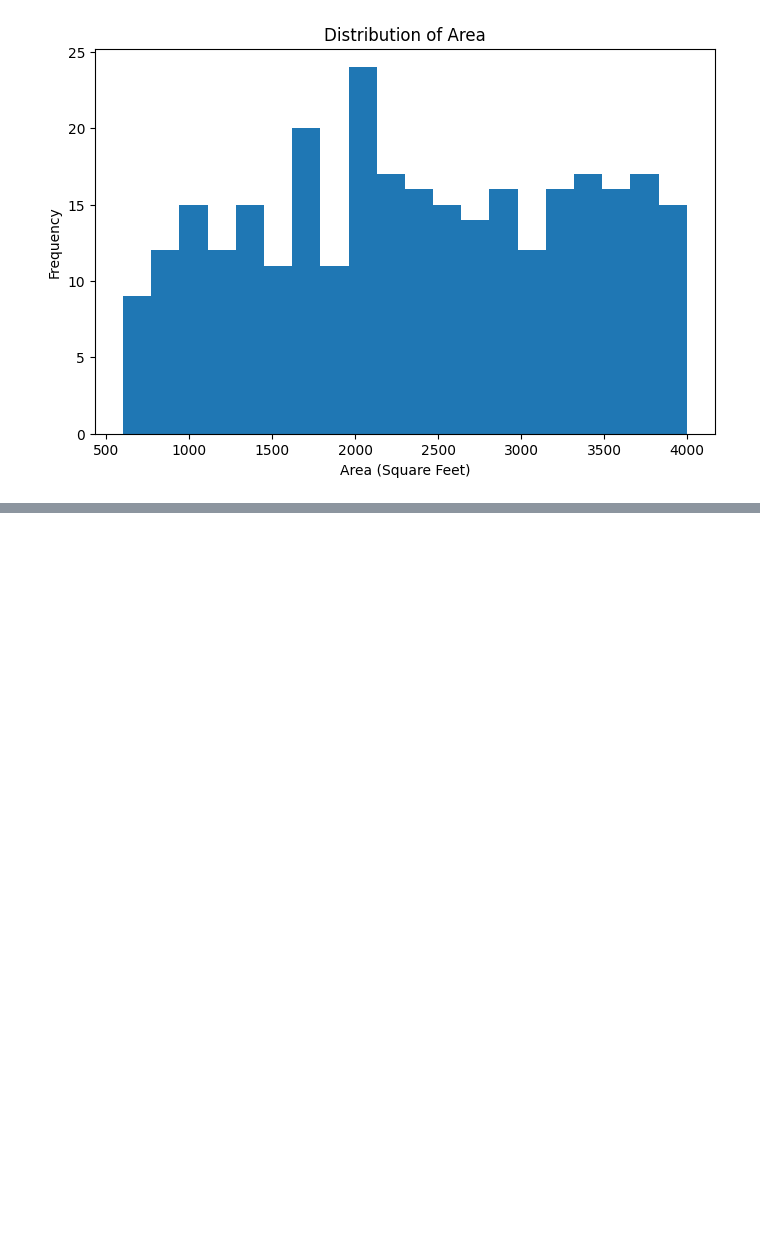
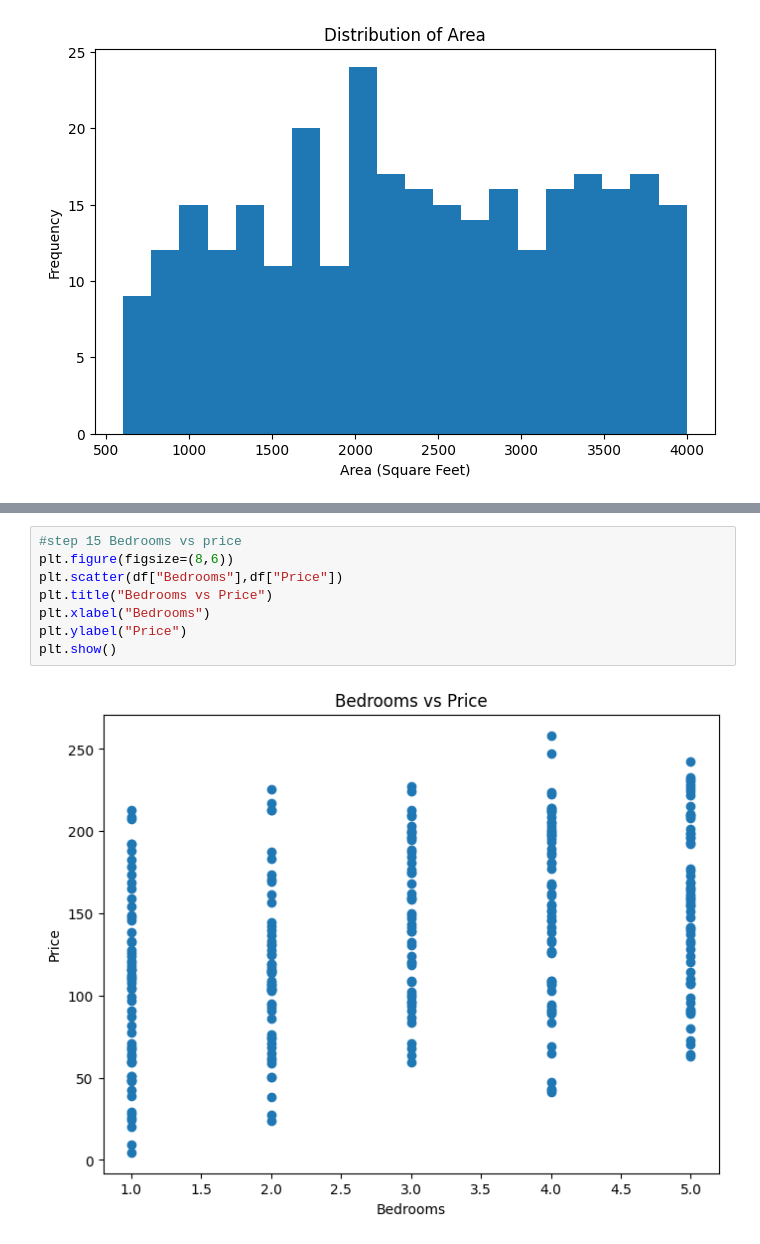
Before and after one commit to sarapallejyo2006/sarapalle-jyothi, a Jupyter notebook: Untitled8.ipynb, the cells around one changed output, grey strips where cells are left out. Drawn from its saved outputs; the diff is of its cells as text; blank space fills up the shorter version.

```diff
--- a/Untitled8.ipynb
+++ b/Untitled8.ipynb
@@ -113,0 +140,10 @@ plt.show()
+# %%
+#step 15 Bedrooms vs price
+plt.figure(figsize=(8,6))
+plt.scatter(df["Bedrooms"],df["Price"])
+plt.title("Bedrooms vs Price")
+plt.xlabel("Bedrooms")
+plt.ylabel("Price")
+plt.show()
+# %% [output]
+[figure, added]
```
Also changed, not shown: parts of 16 cells of this notebook.
